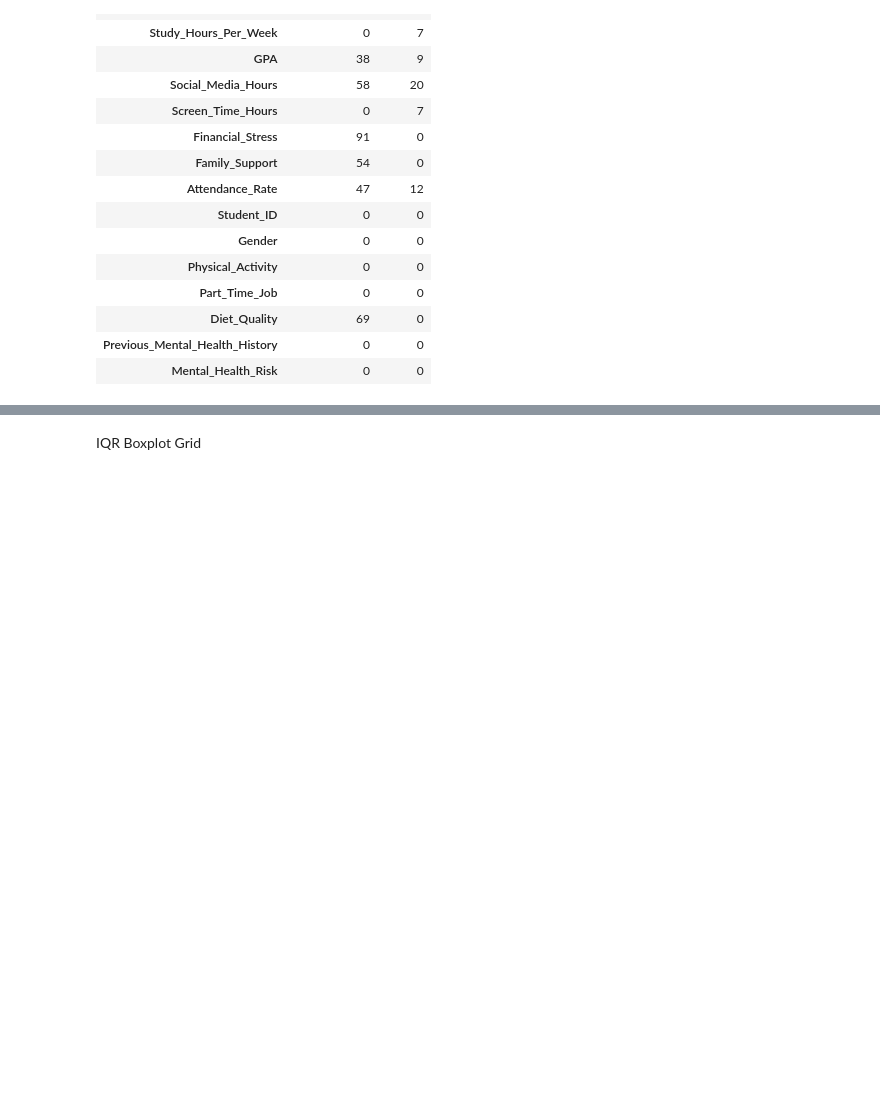
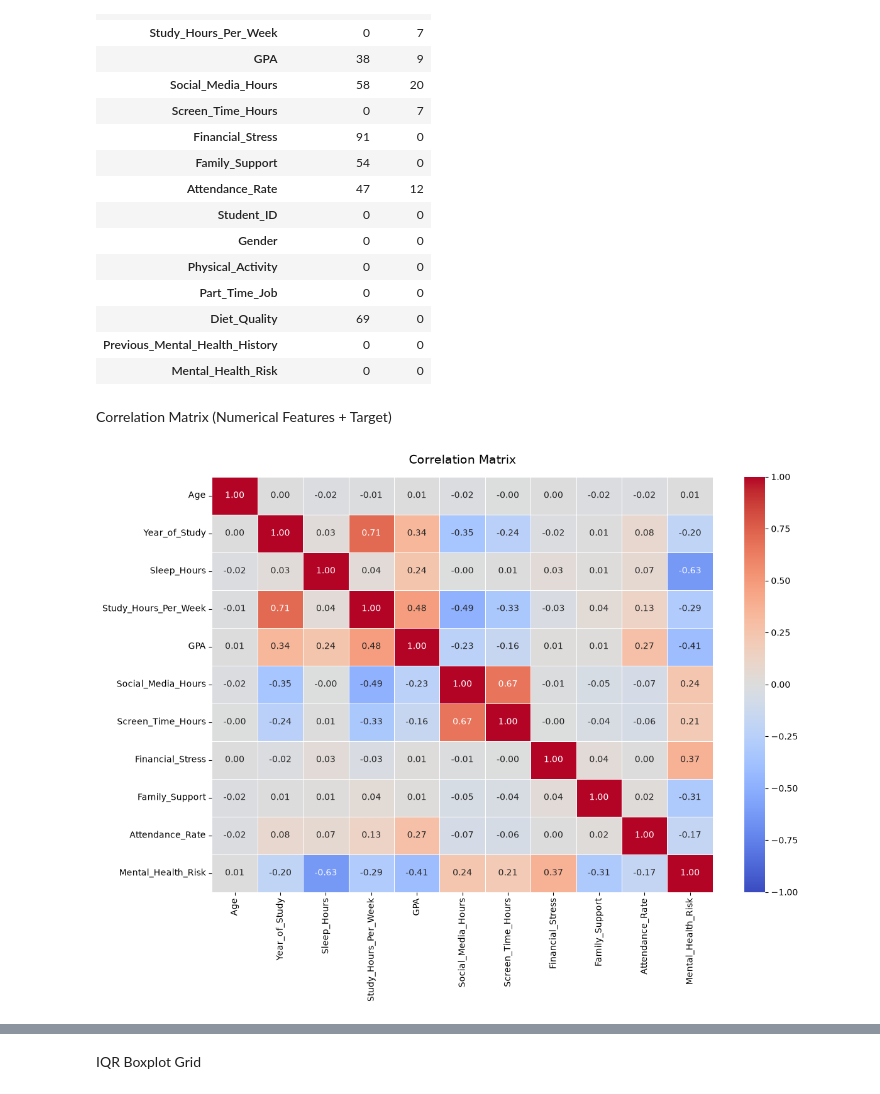
Before and after one commit to lioubiarabi/MindPulse-AI, a Jupyter notebook: notebooks/eda_audit.ipynb, the cells around one changed output, grey strips where cells are left out. Saved outputs shown, nothing was run; the diff lists cells and outputs as text; code cells hidden in the pictures; blank space fills up the shorter version.

Commit message:
feat(eda): produce descriptive statistics and feature correlation analysis

```diff
--- a/notebooks/eda_audit.ipynb
+++ b/notebooks/eda_audit.ipynb
@@ -102,3 +102,27 @@ total duplicates:  0
 | Diet_Quality | 69 | 0 |
 | Previous_Mental_Health_History | 0 | 0 |
 | Mental_Health_Risk | 0 | 0 |
+# %% [markdown]
+Correlation Matrix (Numerical Features + Target)
+# %%
+df_corr = df[Numerical_columns].copy()
+risk_mapping = {'Low': 0, 'Moderate': 1, 'High': 2}
+df_corr['Mental_Health_Risk'] = df['Mental_Health_Risk'].map(risk_mapping)
+
+corr_matrix = df_corr.corr(method='spearman')
+
+plt.figure(figsize=(12, 9))
+sns.heatmap(
+    corr_matrix,
+    annot=True,
+    fmt=".2f",
+    cmap="coolwarm",
+    vmin=-1,
+    vmax=1,
+    linewidths=0.5
+)
+plt.title("Correlation Matrix", fontsize=14, pad=15)
+plt.tight_layout()
+plt.show()
+# %% [output]
+[figure, added]
```
Also changed, not shown: parts of 2 cells of this notebook.
